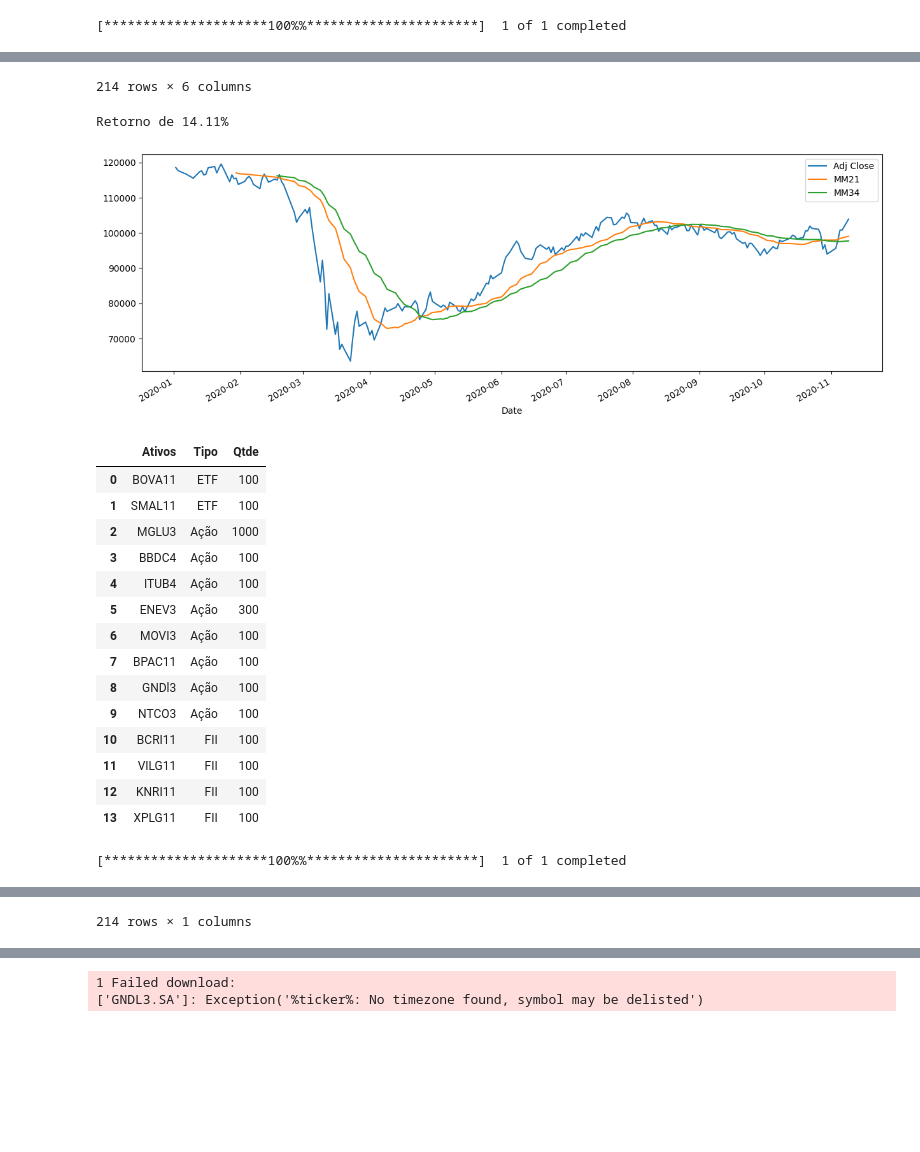
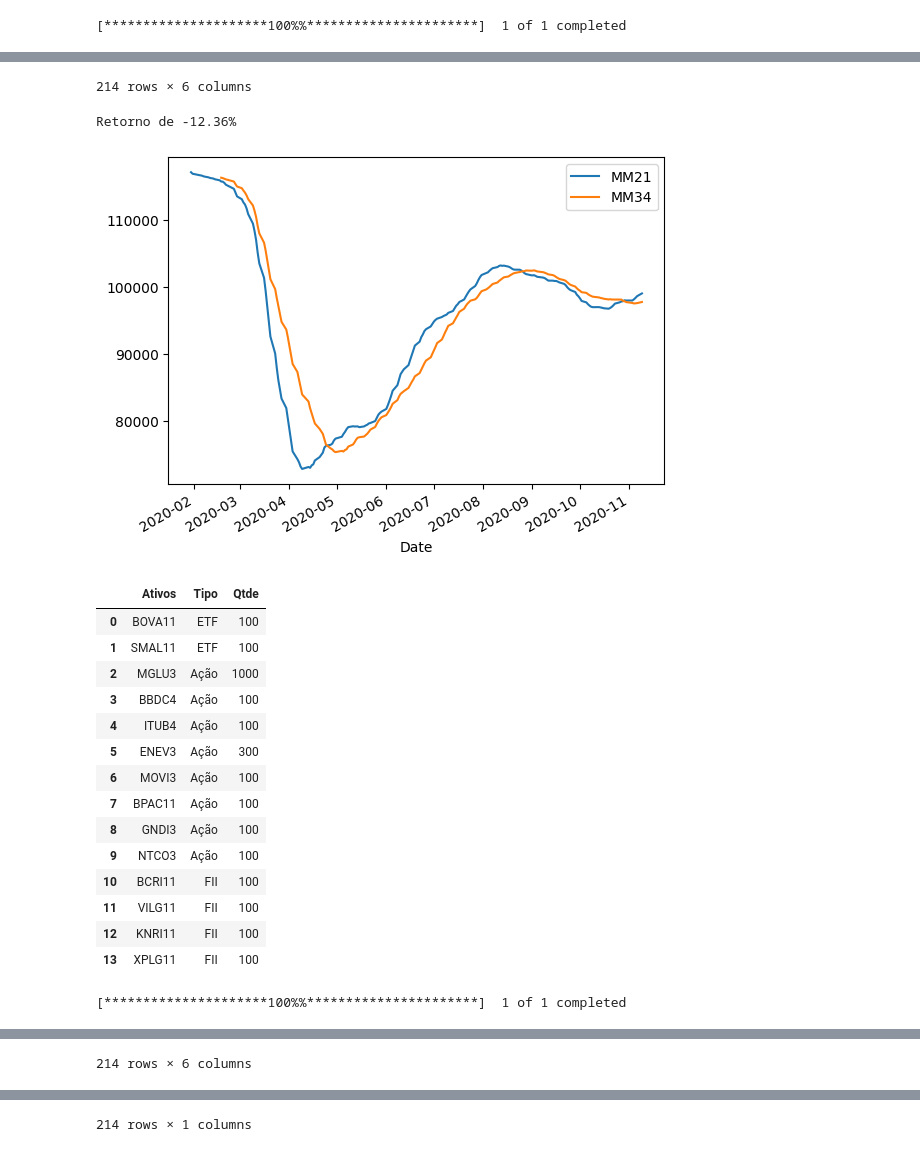
Before and after one commit to Avelino-Gabriel/Python-SENAI, a Jupyter notebook: Desafio-04/financas.ipynb, the cells around one changed output, grey strips where cells are left out. Drawn from its saved outputs; the diff is of its cells as text; code cells hidden in the pictures; blank space fills up the shorter version.

```diff
--- a/Desafio-04/financas.ipynb
+++ b/Desafio-04/financas.ipynb
@@ -5,51 +5,115 @@ import matplotlib.pyplot as plt
 import yfinance as web
 from IPython.display import display
 
+# Puxando cotações IBOVESPA do yahoo
 cotacao_ibov = web.download('^BVSP', start='2020-01-01', end='2020-11-10')
+display(cotacao_ibov)
 
-display(cotacao_ibov)
+# Gráfico
 cotacao_ibov['Adj Close'].plot(figsize=(15,5))
+plt.close()
 
-retorno_ibov = cotacao_ibov['Adj Close'][0] / cotacao_ibov['Adj Close'][-1] - 1
+# Retorno Ibov
+retorno_ibov = cotacao_ibov['Adj Close'][-1] / cotacao_ibov['Adj Close'][0] - 1
 print(f'Retorno de {retorno_ibov:.2%}')
 
+# Gráfico Média Móvel
 cotacao_ibov['Adj Close'].rolling(21).mean().plot(label='MM21')
 cotacao_ibov['Adj Close'].rolling(34).mean().plot(label='MM34')
 plt.legend()
 plt.show()
+plt.close()
 
+# Importar dados da carteira
 carteira = pd.read_excel('Carteira.xlsx')
 display(carteira)
 
+# Criar dataframe vazio
+cotacoes_carteira = pd.DataFrame()
+
+cotacoes_carteira = web.download('BOVA11.SA', start='2020-01-01', end='2020-11-10')
+
+display(cotacoes_carteira)
+
+# Definição linha de código de preenchimento de apenas 1 ativo
 cotacoes_carteira = pd.DataFrame()
 
 extracao = web.download('BOVA11.SA', start='2020-01-01', end='2020-11-10')
 cotacoes_carteira['BOVA11.SA'] = extracao ['Adj Close']
 display(cotacoes_carteira)
 
+
+# Preenchimento de vários ativos
+cotacoes_carteira = pd.DataFrame()
+
 for ativo in carteira['Ativos']:
     extracao = web.download(f'{ativo}.SA', start='2020-01-01', end='2020-11-10')
     cotacoes_carteira[ativo] = extracao['Adj Close']
 
 display(cotacoes_carteira)
+
+# Tratamento de problemas
+cotacoes_carteira = cotacoes_carteira.ffill()
+cotacoes_carteira.info()
+
+# Visualização de ativos no gráfico
+carteira_norm = cotacoes_carteira / cotacoes_carteira.iloc[0]
+carteira_norm.plot(figsize=(15, 5))
+plt.legend(loc='upper left')
+plt.show()
+plt.close()
+
+# Coletando cotações do IBOVESPA
+cotacao_ibov = web.download('^BVSP', start='2020-01-01', end='2020-11-10')
+display(cotacao_ibov)
+
+# Valor investido
+valor_investido = pd.DataFrame()
+
+for ativo in carteira['Ativos']:
+    valor_investido[ativo] = cotacoes_carteira[ativo] * carteira.loc[carteira['Ativos']==ativo, 'Qtde'].values[0]
+display(valor_investido)
+
+# Comparativo IBOVESPA com a carteira - Gráfico
+valor_investido['Total'] = valor_investido.sum(axis=1)
+
+valor_investido_norm = valor_investido / valor_investido.iloc[0]
+cotacao_ibov_norm = cotacao_ibov / cotacao_ibov.iloc[0]
+
+valor_investido_norm['Total'].plot(figsize=(15, 5), label='Carteira')
+cotacao_ibov_norm['Adj Close'].plot(label='IBOV')
+plt.legend()
+plt.show()
+plt.close()
+
+# Comparativo IBOVESPA com a carteira - Valores de Retorno
+
+retorno_carteira = valor_investido['Total'][-1] / valor_investido['Total'][0] - 1
+retorno_ibov = cotacao_ibov['Adj Close'][-1] / cotacao_ibov['Adj Close'][0] - 1
+print(f'Retorno da Carteira: {retorno_carteira:.2%}')
+print(f'Retorno IBOV: {retorno_ibov:.2%}')
+
+# Correlação
+correlacao = valor_investido['Total'].corr(cotacao_ibov['Adj Close'])
+print(correlacao)
 # %% [output]
 [*********************100%%**********************]  1 of 1 completed
 |  | Open | High | Low | Close | Adj Close | Volume |
 | Date |  |  |  |  |  |  |
 | 2020-01-02 | 115652.0 | 118573.0 | 115649.0 | 118573.0 | 118573.0 | 5162700 |
 | 2020-01-03 | 118564.0 | 118792.0 | 117341.0 | 117707.0 | 117707.0 | 6834500 |
 | 2020-01-06 | 117707.0 | 117707.0 | 116269.0 | 116878.0 | 116878.0 | 6570000 |
 | 2020-01-07 | 116872.0 | 117076.0 | 115965.0 | 116662.0 | 116662.0 | 4854100 |
 | 2020-01-08 | 116667.0 | 117335.0 | 115693.0 | 116247.0 | 116247.0 | 5910500 |
 | ... | ... | ... | ... | ... | ... | ... |
 | 2020-11-03 | 93968.0 | 96250.0 | 93968.0 | 95587.0 | 95587.0 | 10191800 |
 | 2020-11-04 | 95992.0 | 98296.0 | 95987.0 | 97811.0 | 97811.0 | 10704600 |
 | 2020-11-05 | 97873.0 | 100922.0 | 97872.0 | 100774.0 | 100774.0 | 10455300 |
 | 2020-11-06 | 100751.0 | 100928.0 | 99837.0 | 100799.0 | 100799.0 | 8382800 |
 | 2020-11-09 | 100954.0 | 105147.0 | 100954.0 | 103913.0 | 103913.0 | 17410500 |
 214 rows × 6 columns
-Retorno de 14.11%
+Retorno de -12.36%
-[figure, old version]
+[figure, new version]
 |  | Ativos | Tipo | Qtde |
 | 0 | BOVA11 | ETF | 100 |
 | 1 | SMAL11 | ETF | 100 |
@@ -59,7 +123,7 @@ Retorno de 14.11%
 | 5 | ENEV3 | Ação | 300 |
 | 6 | MOVI3 | Ação | 100 |
 | 7 | BPAC11 | Ação | 100 |
-| 8 | GNDl3 | Ação | 100 |
+| 8 | GNDI3 | Ação | 100 |
 | 9 | NTCO3 | Ação | 100 |
 | 10 | BCRI11 | FII | 100 |
 | 11 | VILG11 | FII | 100 |
@@ -82,2 +146,2 @@ Retorno de 14.11%
-214 rows × 1 columns
+214 rows × 6 columns
 [*********************100%%**********************]  1 of 1 completed
@@ -92,2 +161 @@ Retorno de 14.11%
-1 Failed download:
-['GNDL3.SA']: Exception('%ticker%: No timezone found, symbol may be delisted')
+214 rows × 1 columns
```
Also changed, not shown: parts of 1 cell of this notebook.
